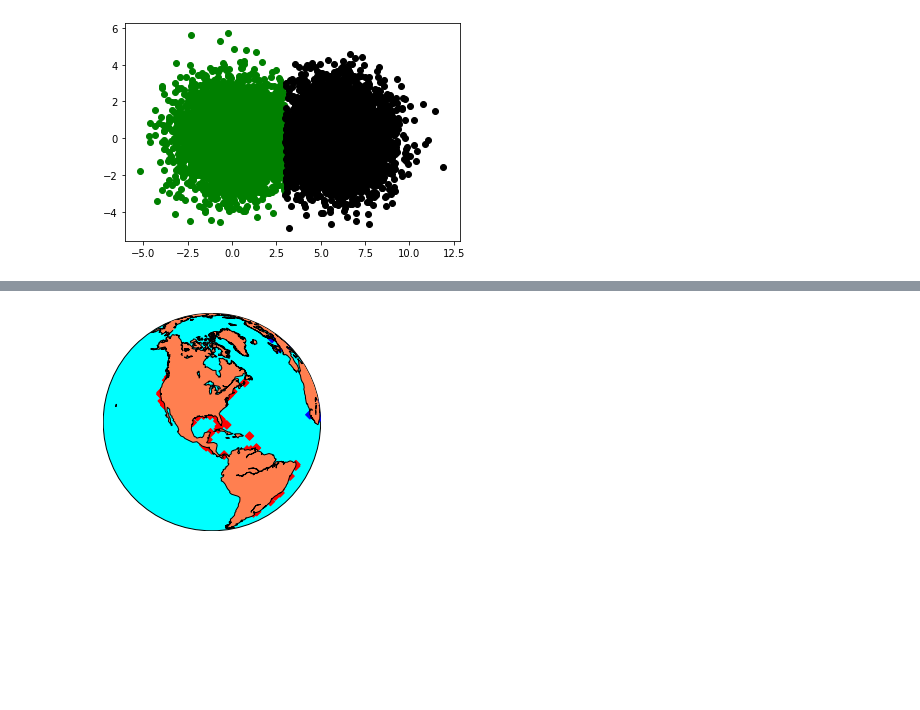
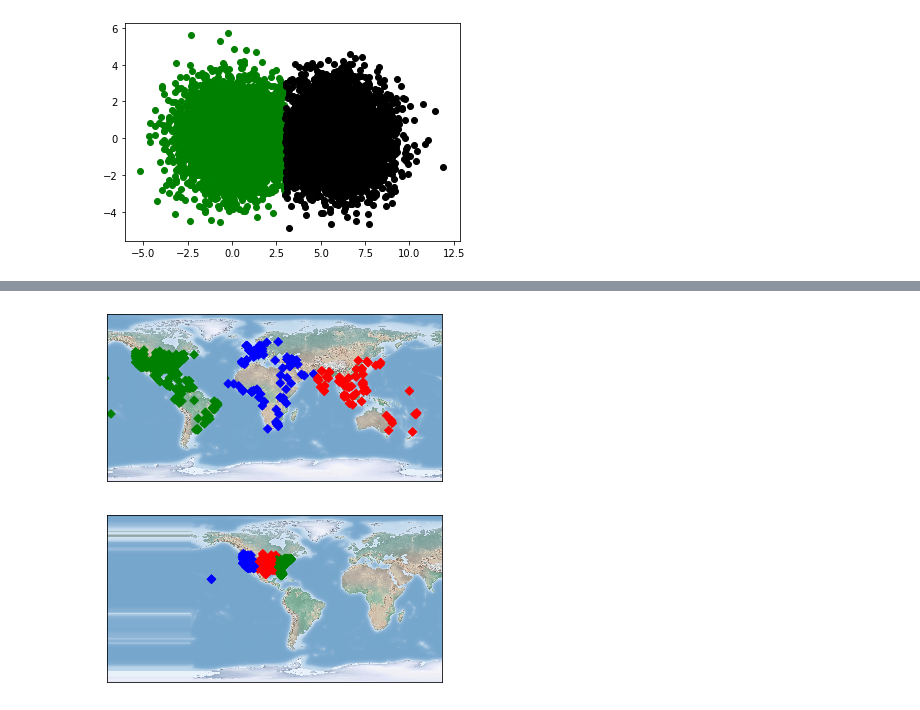
Before and after one commit to israelcv80/man_outrbreak, a Jupyter notebook: dICOVER oUTBREAKS.ipynb, the cells around one changed output, grey strips where cells are left out. Cells and saved outputs as stored; diff of their text form; code cells hidden in the pictures; blank space fills up the shorter version.

Commit message:
Add files via upload
updates and fixes, seoerated usa and nusa, caluclated distances and disease identification achieved

```diff
--- a/dICOVER oUTBREAKS.ipynb
+++ b/dICOVER oUTBREAKS.ipynb
@@ -64,6 +84,6 @@ dictCountriesData={}
 # %%
 {k:cities[k] for k in cities}
 
-pds =pd.DataFrame(columns = ['headline' , 'countries', 'cities',"latitude","longitude","countrycode"])
+pds =pd.DataFrame(columns = ['headline' , 'countries', 'cities',"latitude","longitude","countrycode","disease","labelssc"])
 pds
 # %% [output]
@@ -126,7 +146,7 @@ for line in Lines:
 #     print("Line{}: {}".format(count, line.strip()))
     #print(unidecode(line.strip()))
     count += 1
-    if count >200:
+    if count >1000:
         break
     for regK in dictCitiesRe:
 #        print(regK)
@@ -226,0 +226,6 @@ pds
+# %%
+pds["disease"] =""
+pdsnusa =pds[pds["countrycode"]!="US"]
+pdsusa=pds[pds["countrycode"]=="US"]
+
+pds
@@ -367,5 +563,9 @@ plt.show()
 # %%
-map = Basemap(projection='ortho',
+# map = Basemap(projection='ortho',
+#               lat_0=centroids[1][0], lon_0=centroids[1][1])
+map = Basemap(
+              lat_0=centroids[2][0], lon_0=centroids[2][1])
+map2 = Basemap(
               lat_0=centroids[1][0], lon_0=centroids[1][1])
 # %%
 #pds.longitude.to_numpy()
@@ -374,11 +576,17 @@ xa, xy  = map(pds.longitude.to_numpy(), pds.latitude.to_numpy())
 # %%
 #xa
 # %%
-map.drawmapboundary(fill_color='aqua')
-map.fillcontinents(color='coral',lake_color='aqua')
-map.drawcoastlines()
+#map.drawmapboundary(fill_color='aqua')
+#map.fillcontinents(color='coral',lake_color='aqua')
+#map.drawcoastlines()
 map.scatter(xa,xy ,marker='D',c=asignar)
-
+map.shadedrelief()
 plt.show()
 # %% [output]
-[figure, old version]
+[figure, new version]
+# %%
+map2.scatter(xausa,xyusa ,marker='D',c=asignarusa)
+map2.shadedrelief()
+plt.show()
+# %% [output]
+[figure, added]
```
Also changed, not shown: parts of 72 cells of this notebook.
